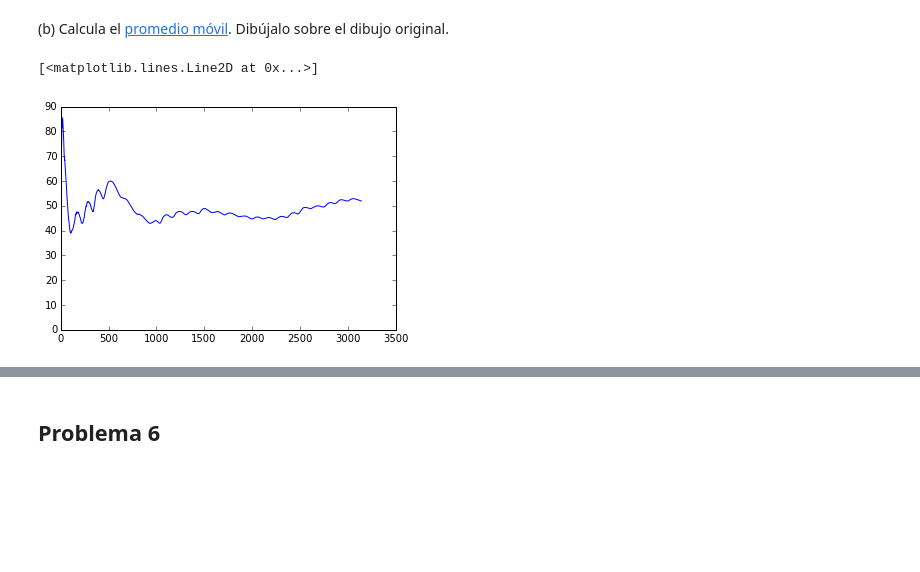
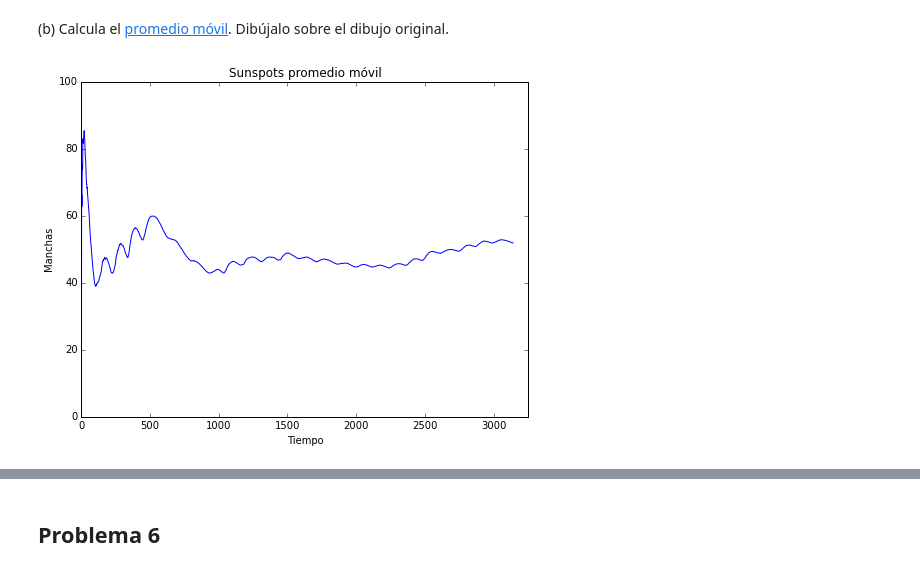
Before and after one commit to terandes/mate-computacional, a Jupyter notebook: alumnos/FedericoGarza/Tareas/Tarea4/NumPy_tarea.ipynb, the cells around one changed output, grey strips where cells are left out. Drawn from its saved outputs; the diff is of its cells as text; code cells hidden in the pictures; blank space fills up the shorter version.

```diff
--- a/alumnos/FedericoGarza/Tareas/Tarea4/NumPy_tarea.ipynb
+++ b/alumnos/FedericoGarza/Tareas/Tarea4/NumPy_tarea.ipynb
@@ -253,8 +252,14 @@ suma=0
 for i in range(1,len(meses)):
     suma+=manchas[i]
     promedioMovil.append(suma/i)
-# %%
-plt.plot(meses,promedioMovil)
-# %% [output]
-[<matplotlib.lines.Line2D at 0x...>]
-[figure, removed]
+# %%
+plt.figure(figsize=(8, 6), dpi=80)
+plt.plot(meses,promedioMovil)#Por separados
+plt.xlim(0,3250)
+plt.ylim(0,100)
+axes=plt.gca()
+axes.set_xlabel('Tiempo')
+axes.set_ylabel('Manchas')
+axes.set_title(u'Sunspots promedio móvil');
+# %% [output]
+[figure, added]
```
Also changed, not shown: parts of 8 cells of this notebook.
